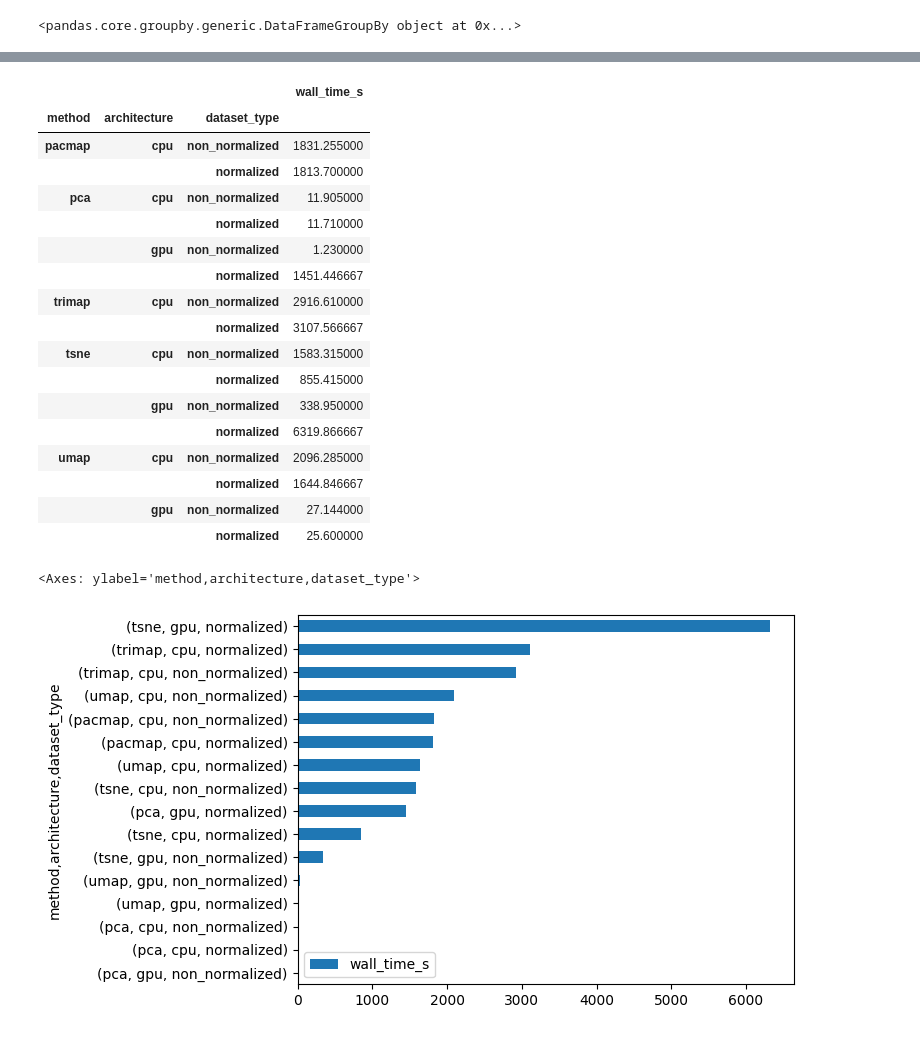
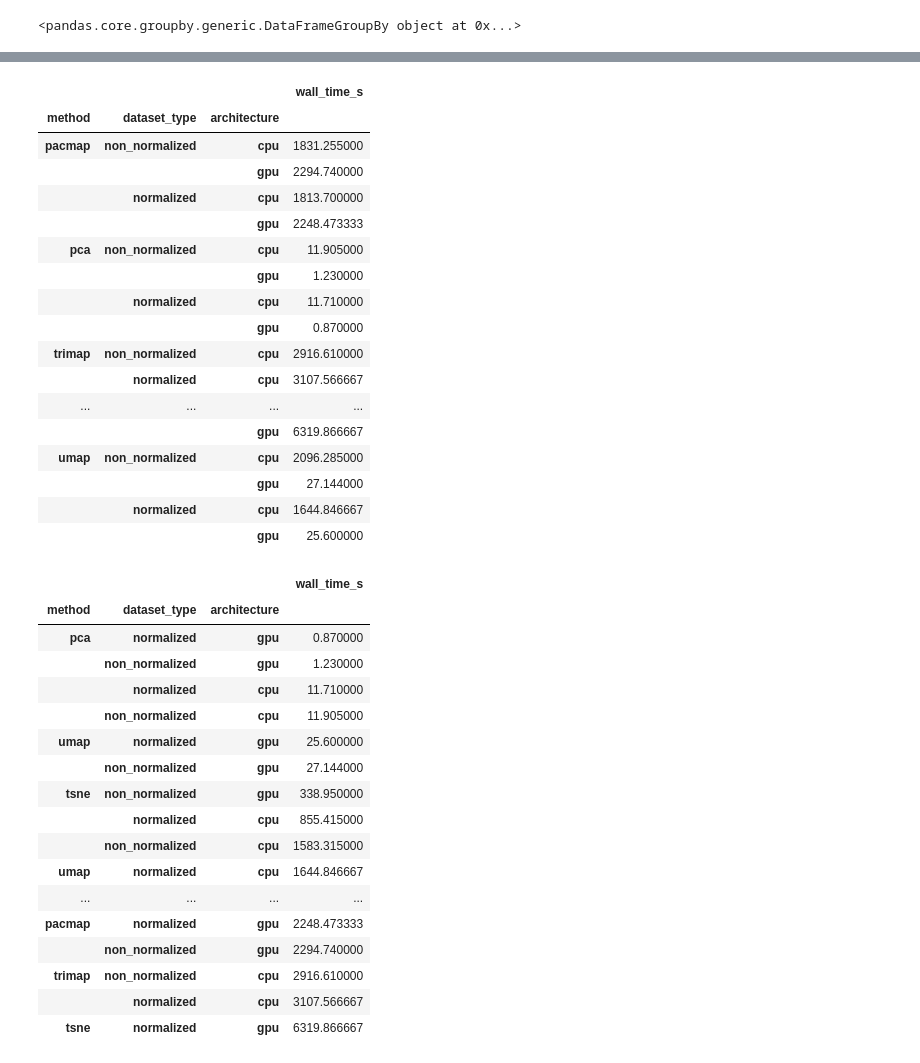
Before and after one commit to pniaczek/LSC_Dimensionality_Reduction, a Jupyter notebook: results_analysis/results_analysis.ipynb, the cells around one changed output, grey strips where cells are left out. Cells and saved outputs as stored; diff of their text form; code cells hidden in the pictures.

```diff
--- a/results_analysis/results_analysis.ipynb
+++ b/results_analysis/results_analysis.ipynb
@@ -145,7 +145,14 @@ TEST_DIR_TO_SKIP = "test"
 log_metrics_data = []
 all_experiment_results = []
 
-match = lambda parampacmap_substr: any(m.lower() in parampacmap_substr.lower() for m in methods) # Case of parampacmap
+def match(parampacmap_substr: str):
+    parampacmap_substr = parampacmap_substr.lower()
+    for m in methods:
+        m_lower = m.lower()
+        if m_lower in parampacmap_substr:
+            intersection = ''.join([ch for ch in m_lower if ch in m])
+            return intersection
+    return False
 
 for time_file_path in RESULTS_DIR.rglob("*_time.txt"):
     if TEST_DIR_TO_SKIP in str(time_file_path):
@@ -177,8 +184,11 @@ for time_file_path in RESULTS_DIR.rglob("*_time.txt"):
                 for subpart in parts:
                     if "cmlu" in subpart:
                         arch = "gpu"
-                    if subpart in methods or match(subpart):
+                    intersection = match(subpart) # paramapcmap & pacmap -> pacmap
+                    if subpart in methods:
                         method = subpart
+                    elif intersection:
+                        method = intersection
                     elif subpart in dataset_options:
                         if subpart == "raw":
                             normalized = "non_normalized"
@@ -428,31 +456,48 @@ grouped.sort_values(by=('wall_time_s', 'min'), ascending=True)
 # %%
-gr = df_experiments.groupby(['method', 'architecture', 'dataset_type']).agg({"wall_time_s": "mean"})
+gr = df_experiments.groupby(['method','dataset_type', "architecture"]).agg({"wall_time_s": "mean"})
 gr
 # %% [output]
 |  |  |  | wall_time_s |
-| method | architecture | dataset_type |  |
-| pacmap | cpu | non_normalized | 1831.255000 |
-|  |  | normalized | 1813.700000 |
-| pca | cpu | non_normalized | 11.905000 |
-|  |  | normalized | 11.710000 |
-|  | gpu | non_normalized | 1.230000 |
-|  |  | normalized | 1451.446667 |
-| trimap | cpu | non_normalized | 2916.610000 |
-|  |  | normalized | 3107.566667 |
-| tsne | cpu | non_normalized | 1583.315000 |
-|  |  | normalized | 855.415000 |
-|  | gpu | non_normalized | 338.950000 |
-|  |  | normalized | 6319.866667 |
-| umap | cpu | non_normalized | 2096.285000 |
-|  |  | normalized | 1644.846667 |
-|  | gpu | non_normalized | 27.144000 |
-|  |  | normalized | 25.600000 |
+| method | dataset_type | architecture |  |
+| pacmap | non_normalized | cpu | 1831.255000 |
+|  |  | gpu | 2294.740000 |
+|  | normalized | cpu | 1813.700000 |
+|  |  | gpu | 2248.473333 |
+| pca | non_normalized | cpu | 11.905000 |
+|  |  | gpu | 1.230000 |
+|  | normalized | cpu | 11.710000 |
+|  |  | gpu | 0.870000 |
+| trimap | non_normalized | cpu | 2916.610000 |
+|  | normalized | cpu | 3107.566667 |
+| ... | ... | ... | ... |
+|  |  | gpu | 6319.866667 |
+| umap | non_normalized | cpu | 2096.285000 |
+|  |  | gpu | 27.144000 |
+|  | normalized | cpu | 1644.846667 |
+|  |  | gpu | 25.600000 |
 # %%
 res = gr.apply(lambda x: x.sort_values(ascending=True))
-res.plot(kind="barh")
+# res.plot(kind="barh")
+res
 # %% [output]
-<Axes: ylabel='method,architecture,dataset_type'>
-[figure, removed]
+|  |  |  | wall_time_s |
+| method | dataset_type | architecture |  |
+| pca | normalized | gpu | 0.870000 |
+|  | non_normalized | gpu | 1.230000 |
+|  | normalized | cpu | 11.710000 |
+|  | non_normalized | cpu | 11.905000 |
+| umap | normalized | gpu | 25.600000 |
+|  | non_normalized | gpu | 27.144000 |
+| tsne | non_normalized | gpu | 338.950000 |
+|  | normalized | cpu | 855.415000 |
+|  | non_normalized | cpu | 1583.315000 |
+| umap | normalized | cpu | 1644.846667 |
+| ... | ... | ... | ... |
+| pacmap | normalized | gpu | 2248.473333 |
+|  | non_normalized | gpu | 2294.740000 |
+| trimap | non_normalized | cpu | 2916.610000 |
+|  | normalized | cpu | 3107.566667 |
+| tsne | normalized | gpu | 6319.866667 |
 # %%
 res_non_normalized = res.query("dataset_type == 'non_normalized'")
 res_non_normalized
```
Also changed, not shown: parts of 19 cells of this notebook.
